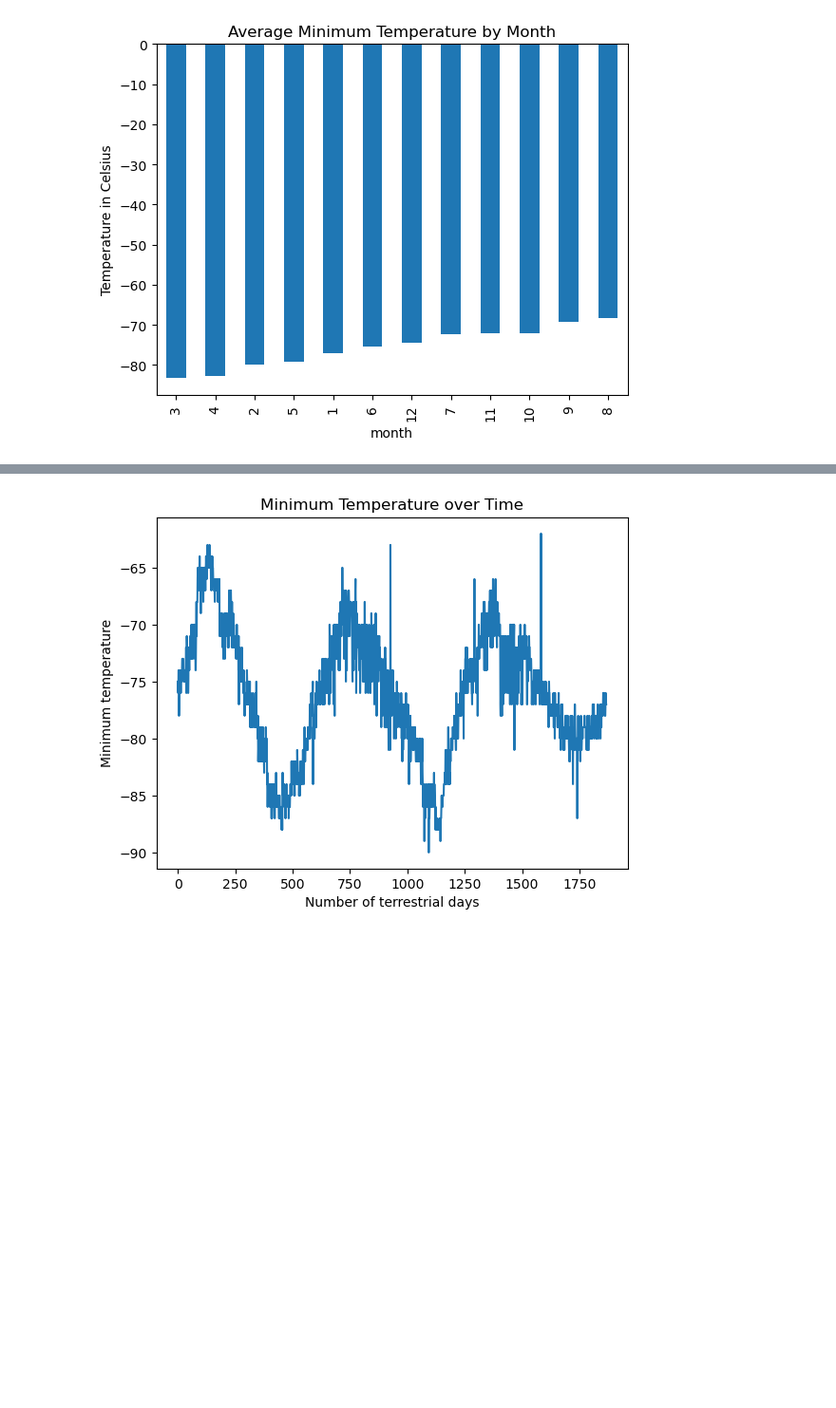
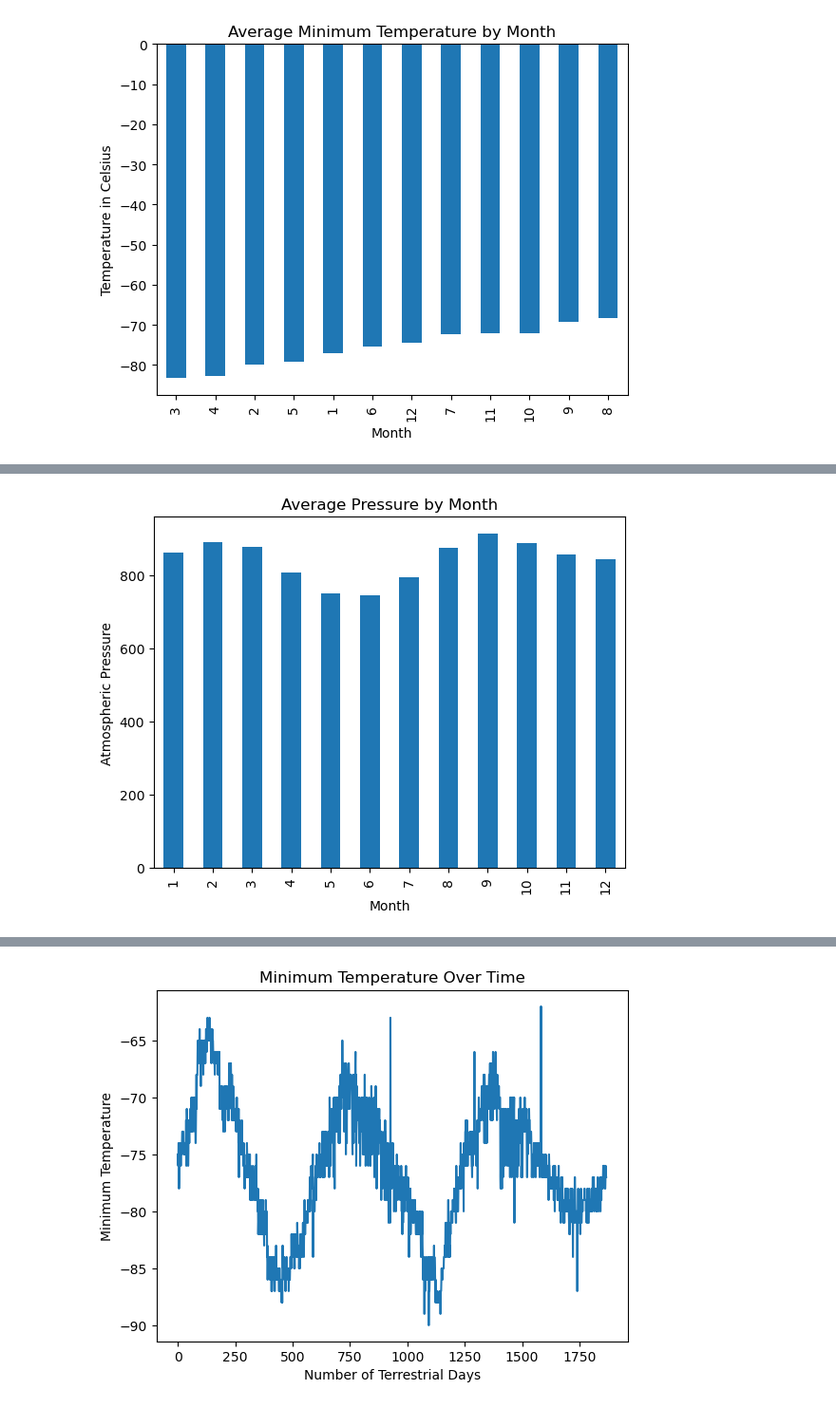
Before and after one commit to shannonmarie126/data_scraping-challenge, a Jupyter notebook: mars_weather/part_2_mars_weather.ipynb, the cells around one changed output, grey strips where cells are left out. Shown at 95% size. Cells and saved outputs as stored; diff of their text form; code cells hidden in the pictures; blank space fills up the shorter version.

```diff
--- a/mars_weather/part_2_mars_weather.ipynb
+++ b/mars_weather/part_2_mars_weather.ipynb
@@ -192,2 +197,11 @@ Name: pressure, dtype: float64
+# %%
+# Plot the average pressure by month
+avg_pressure_df['pressure'].plot(kind='bar')
+plt.ylabel("Atmospheric Pressure")
+plt.xlabel("Month")
+plt.title("Average Pressure by Month")
+plt.show()
+# %% [output]
+[figure, added]
 # %%
 # Identify the lowest and highest pressure months in Curiosity's location by sorting the previous graph
```
Also changed, not shown: parts of 15 cells of this notebook, 1 other file.
